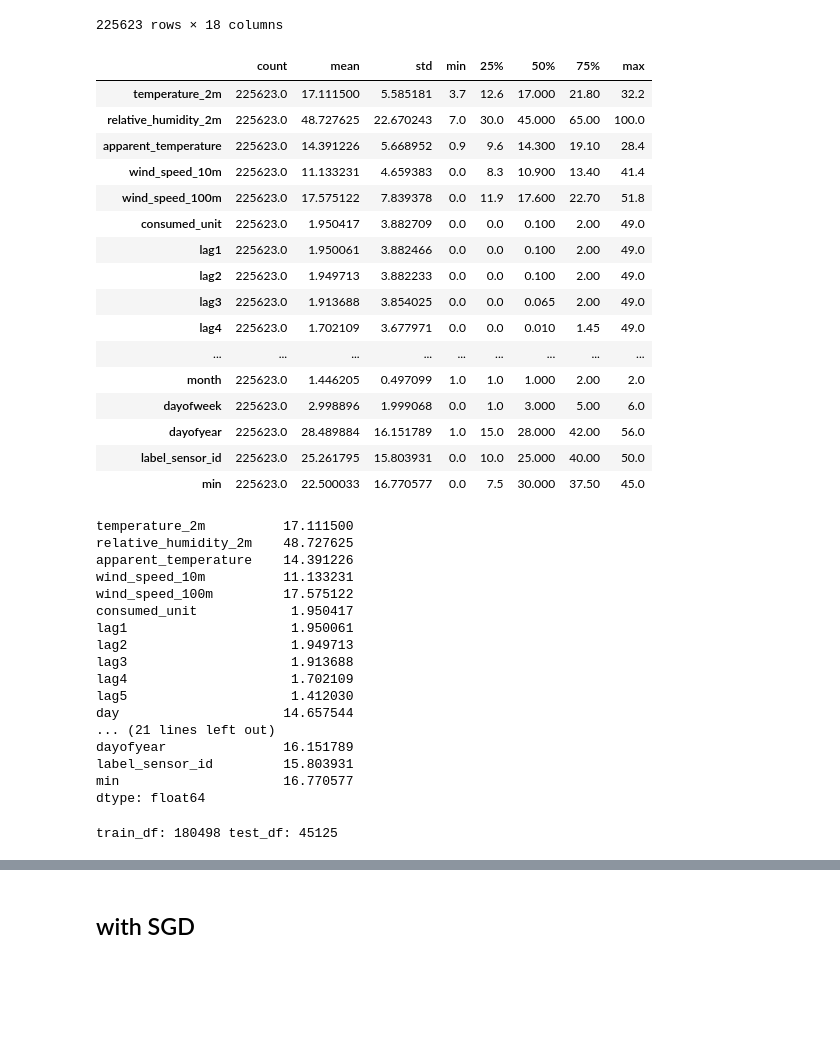
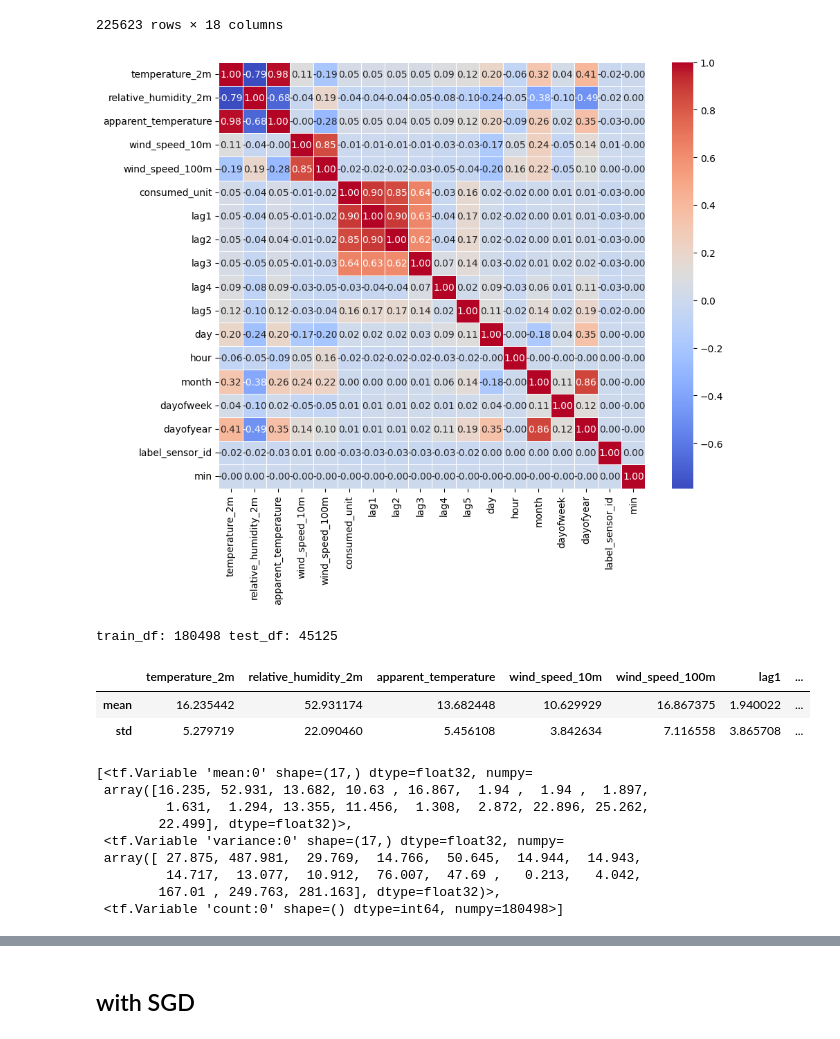
Before and after one commit to Harshvardhan1407/TensorFlow, a Jupyter notebook: deployment/tfx_pipeline.ipynb, the cells around one changed output, grey strips where cells are left out. Cells and saved outputs as stored; diff of their text form; code cells hidden in the pictures; blank space fills up the shorter version.

```diff
--- a/deployment/tfx_pipeline.ipynb
+++ b/deployment/tfx_pipeline.ipynb
@@ -38,47 +39,3 @@ df
 | 225621 | 17.1 | 33 | 12.4 | 18.6 | 31.4 | ... |
 | 225622 | 18.1 | 38 | 14.7 | 12.6 | 25.1 | ... |
 225623 rows × 18 columns
-# %%
-df.describe().transpose()
-# %% [output]
-|  | count | mean | std | min | 25% | 50% | 75% | max |
-| temperature_2m | 225623.0 | 17.111500 | 5.585181 | 3.7 | 12.6 | 17.000 | 21.80 | 32.2 |
-| relative_humidity_2m | 225623.0 | 48.727625 | 22.670243 | 7.0 | 30.0 | 45.000 | 65.00 | 100.0 |
-| apparent_temperature | 225623.0 | 14.391226 | 5.668952 | 0.9 | 9.6 | 14.300 | 19.10 | 28.4 |
-| wind_speed_10m | 225623.0 | 11.133231 | 4.659383 | 0.0 | 8.3 | 10.900 | 13.40 | 41.4 |
-| wind_speed_100m | 225623.0 | 17.575122 | 7.839378 | 0.0 | 11.9 | 17.600 | 22.70 | 51.8 |
-| consumed_unit | 225623.0 | 1.950417 | 3.882709 | 0.0 | 0.0 | 0.100 | 2.00 | 49.0 |
-| lag1 | 225623.0 | 1.950061 | 3.882466 | 0.0 | 0.0 | 0.100 | 2.00 | 49.0 |
-| lag2 | 225623.0 | 1.949713 | 3.882233 | 0.0 | 0.0 | 0.100 | 2.00 | 49.0 |
-| lag3 | 225623.0 | 1.913688 | 3.854025 | 0.0 | 0.0 | 0.065 | 2.00 | 49.0 |
-| lag4 | 225623.0 | 1.702109 | 3.677971 | 0.0 | 0.0 | 0.010 | 1.45 | 49.0 |
-| ... | ... | ... | ... | ... | ... | ... | ... | ... |
-| month | 225623.0 | 1.446205 | 0.497099 | 1.0 | 1.0 | 1.000 | 2.00 | 2.0 |
-| dayofweek | 225623.0 | 2.998896 | 1.999068 | 0.0 | 1.0 | 3.000 | 5.00 | 6.0 |
-| dayofyear | 225623.0 | 28.489884 | 16.151789 | 1.0 | 15.0 | 28.000 | 42.00 | 56.0 |
-| label_sensor_id | 225623.0 | 25.261795 | 15.803931 | 0.0 | 10.0 | 25.000 | 40.00 | 50.0 |
-| min | 225623.0 | 22.500033 | 16.770577 | 0.0 | 7.5 | 30.000 | 37.50 | 45.0 |
-# %%
-df_mean = df.mean()
-df_std = df.std()
-# df = (df - df_mean) / df_std
-# df
-print(df_mean,df_std)
-# %% [output]
-temperature_2m          17.111500
-relative_humidity_2m    48.727625
-apparent_temperature    14.391226
-wind_speed_10m          11.133231
-wind_speed_100m         17.575122
-consumed_unit            1.950417
-lag1                     1.950061
-lag2                     1.949713
-lag3                     1.913688
-lag4                     1.702109
-lag5                     1.412030
-day                     14.657544
-... (21 lines left out)
-dayofyear               16.151789
-label_sensor_id         15.803931
-min                     16.770577
-dtype: float64
@@ -90,3 +42,15 @@ dtype: float64
+# %%
+correlation_matrix = df.corr()
+# Set up the matplotlib figure
+plt.figure(figsize=(10, 8))
+
+# Draw the heatmap
+sns.heatmap(correlation_matrix, annot=True, fmt=".2f", cmap='coolwarm', square=True, linewidths=0.5)
+
+# Show the plot
+plt.show()
+# %% [output]
+[figure, added]
 # %%
 column_indices = {name: i for i, name in enumerate(df.columns)}
 
@@ -106,4 +70,23 @@ train_df: 180498 test_df: 45125
 # %%
 normalizer = tf.keras.layers.Normalization(axis=-1)
 normalizer.adapt(np.array(train_features))
+# %%
+# df.describe().transpose()
+train_features.describe()[1:3]
+# %% [output]
+|  | temperature_2m | relative_humidity_2m | apparent_temperature | wind_speed_10m | wind_speed_100m | lag1 | ... |
+| mean | 16.235442 | 52.931174 | 13.682448 | 10.629929 | 16.867375 | 1.940022 | ... |
+| std | 5.279719 | 22.090460 | 5.456108 | 3.842634 | 7.116558 | 3.865708 | ... |
+# %%
+normalizer.variables
+# %% [output]
+[<tf.Variable 'mean:0' shape=(17,) dtype=float32, numpy=
+ array([16.235, 52.931, 13.682, 10.63 , 16.867,  1.94 ,  1.94 ,  1.897,
+         1.631,  1.294, 13.355, 11.456,  1.308,  2.872, 22.896, 25.262,
+        22.499], dtype=float32)>,
+ <tf.Variable 'variance:0' shape=(17,) dtype=float32, numpy=
+ array([ 27.875, 487.981,  29.769,  14.766,  50.645,  14.944,  14.943,
+         14.717,  13.077,  10.912,  76.007,  47.69 ,   0.213,   4.042,
+        167.01 , 249.763, 281.163], dtype=float32)>,
+ <tf.Variable 'count:0' shape=() dtype=int64, numpy=180498>]
 # %%
```
Also changed, not shown: parts of 23 cells of this notebook, 1 other file.
